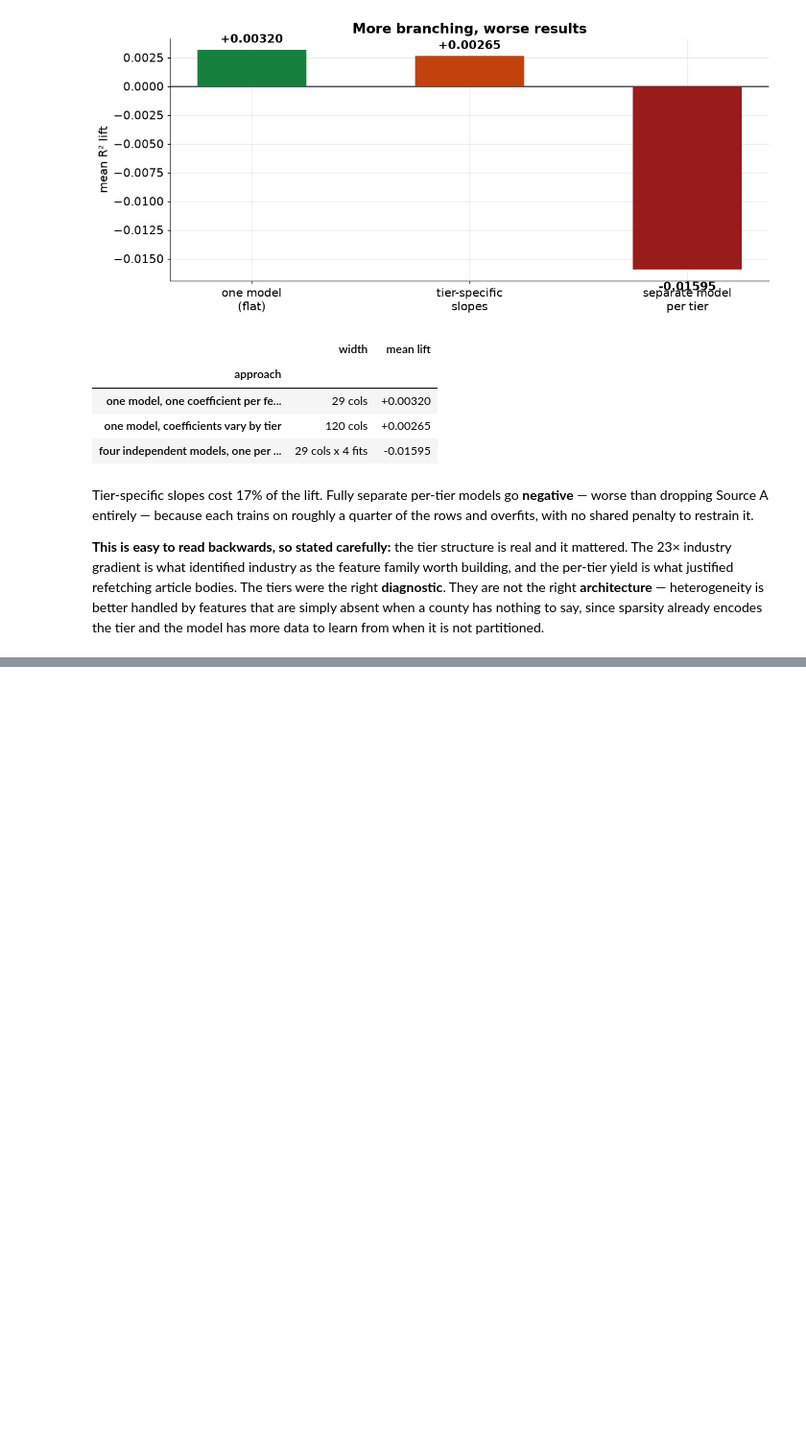
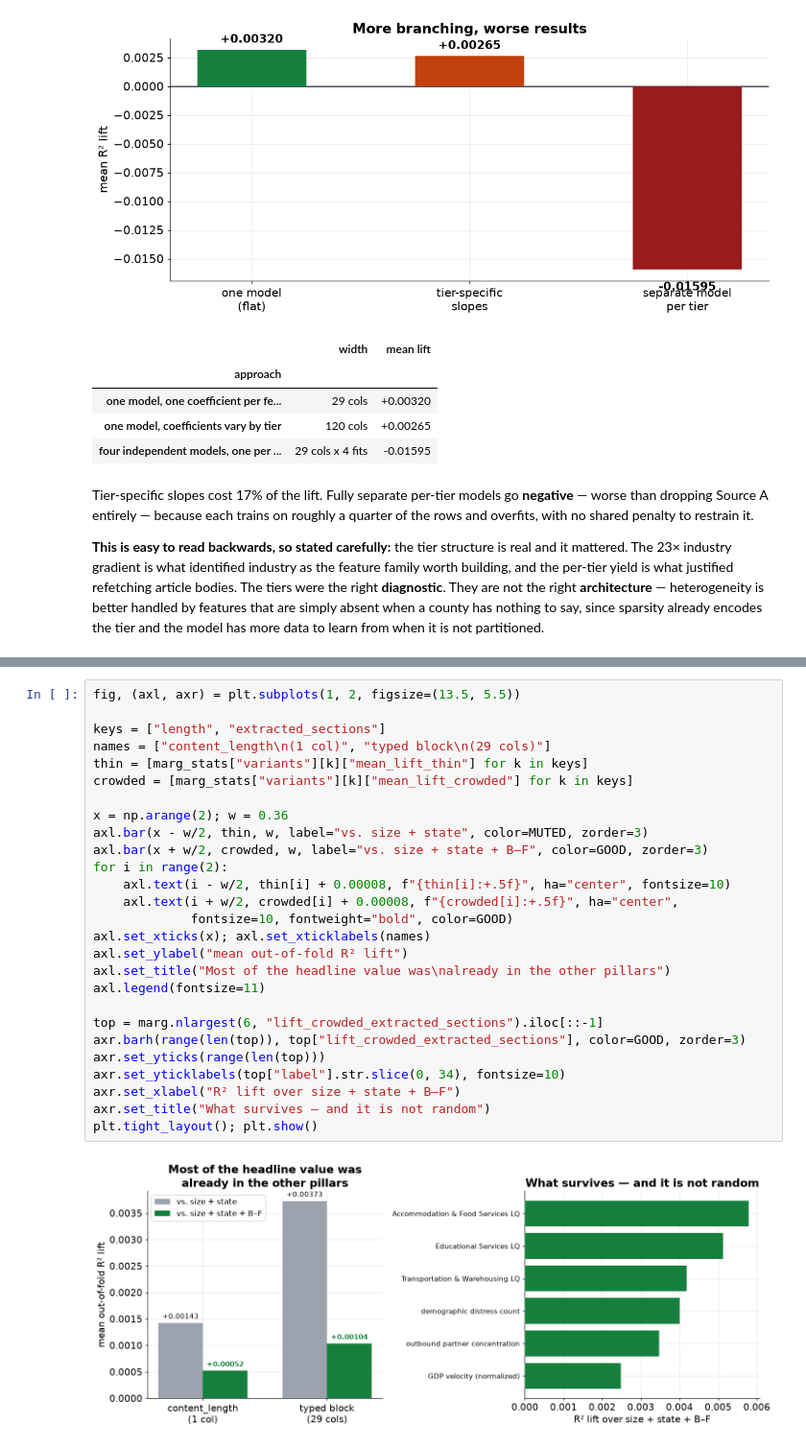
Before and after one commit to Max-Garcia-06/macro_embeddings, a Jupyter notebook: analysis-output/source-a/source_a_extraction_round.ipynb, the cells around one changed output, grey strips where cells are left out. Shown at 96% size. Cells and saved outputs as stored; diff of their text form; blank space fills up the shorter version.

```diff
--- a/analysis-output/source-a/source_a_extraction_round.ipynb
+++ b/analysis-output/source-a/source_a_extraction_round.ipynb
@@ -469,0 +524,29 @@ tier and the model has more data to learn from when it is not partitioned.
+# %%
+fig, (axl, axr) = plt.subplots(1, 2, figsize=(13.5, 5.5))
+
+keys = ["length", "extracted_sections"]
+names = ["content_length\n(1 col)", "typed block\n(29 cols)"]
+thin = [marg_stats["variants"][k]["mean_lift_thin"] for k in keys]
+crowded = [marg_stats["variants"][k]["mean_lift_crowded"] for k in keys]
+
+x = np.arange(2); w = 0.36
+axl.bar(x - w/2, thin, w, label="vs. size + state", color=MUTED, zorder=3)
+axl.bar(x + w/2, crowded, w, label="vs. size + state + B–F", color=GOOD, zorder=3)
+for i in range(2):
+    axl.text(i - w/2, thin[i] + 0.00008, f"{thin[i]:+.5f}", ha="center", fontsize=10)
+    axl.text(i + w/2, crowded[i] + 0.00008, f"{crowded[i]:+.5f}", ha="center",
+             fontsize=10, fontweight="bold", color=GOOD)
+axl.set_xticks(x); axl.set_xticklabels(names)
+axl.set_ylabel("mean out-of-fold R² lift")
+axl.set_title("Most of the headline value was\nalready in the other pillars")
+axl.legend(fontsize=11)
+
+top = marg.nlargest(6, "lift_crowded_extracted_sections").iloc[::-1]
+axr.barh(range(len(top)), top["lift_crowded_extracted_sections"], color=GOOD, zorder=3)
+axr.set_yticks(range(len(top)))
+axr.set_yticklabels(top["label"].str.slice(0, 34), fontsize=10)
+axr.set_xlabel("R² lift over size + state + B–F")
+axr.set_title("What survives — and it is not random")
+plt.tight_layout(); plt.show()
+# %% [output]
+[figure, added]
```
Also changed, not shown: parts of 5 cells of this notebook.
